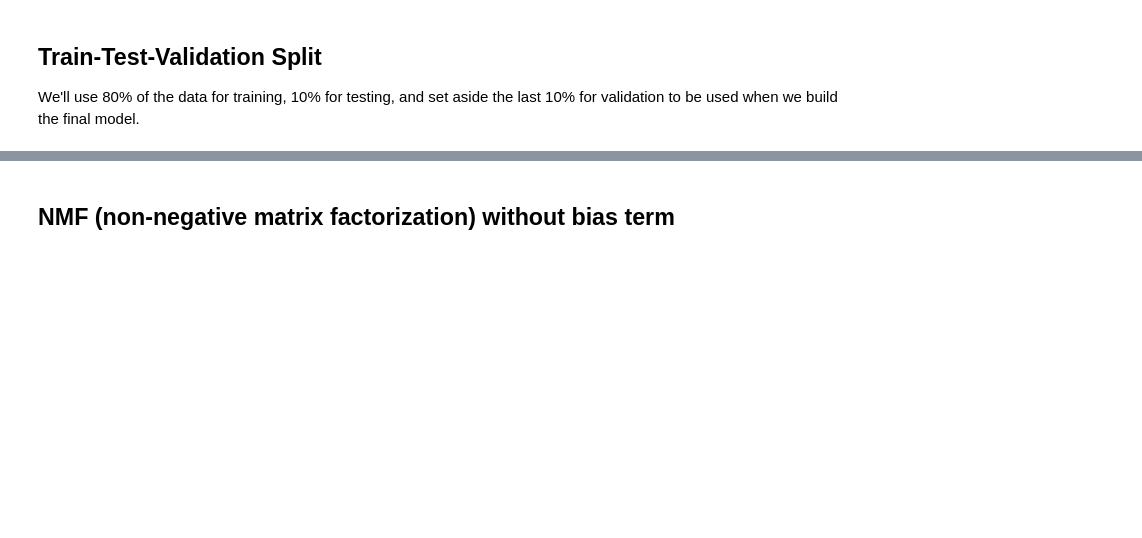
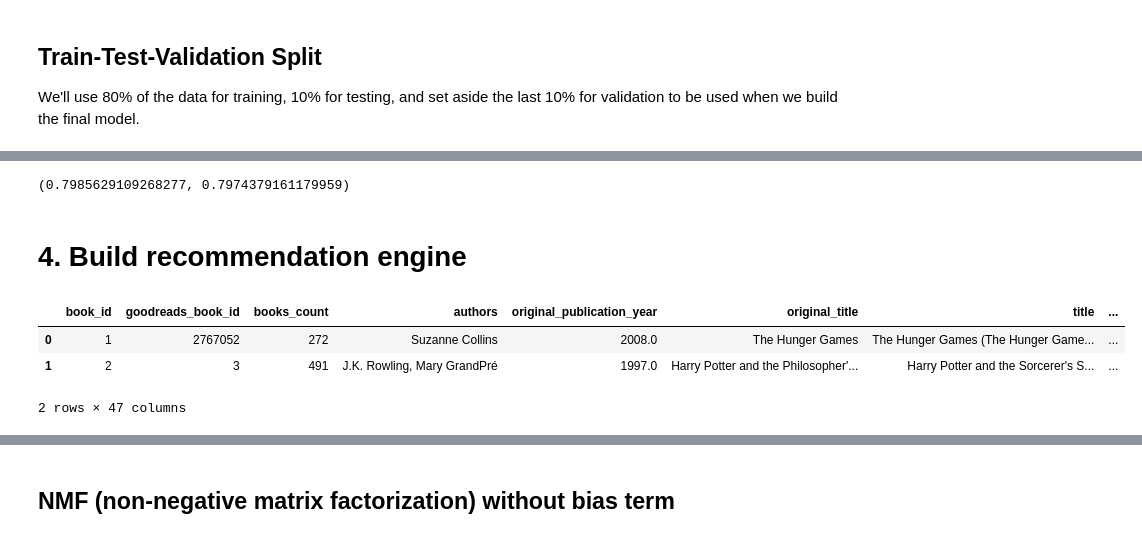
Before and after one commit to lwdee/Springboard, a Jupyter notebook: Book_Recommendations/Book_Recommender_Collaborative.ipynb, the cells around one changed output, grey strips where cells are left out. Cells and saved outputs as stored; diff of their text form; code cells hidden in the pictures; blank space fills up the shorter version.

Commit message:
Updated Collaborative filtering, adding Simple genre recs

```diff
--- a/Book_Recommendations/Book_Recommender_Collaborative.ipynb
+++ b/Book_Recommendations/Book_Recommender_Collaborative.ipynb
@@ -17,5 +64,5 @@ from surprise import accuracy
 # %% [markdown]
 ## Read in data
 # %%
-df_books = pd.read_pickle('datasets/clean/books_clean.pkl')
+df_books_metadata = pd.read_pickle('datasets/clean/books_with_genres.pkl')
 df_ratings = pd.read_csv( 'datasets/raw/ratings_raw.csv' )
@@ -114,0 +682,36 @@ Wall time: 4min 36s
+# %%
+# Question: when a user has rated only a small number of items (less than 20), which algorithm
+# gives the best predictions on average?
+
+def get_Iu(uid):
+    """Return the number of items rated by given user
+
+    Args:
+        uid: The raw id of the user.
+    Returns:
+        The number of items rated by the user.
+    """
+
+    try:
+        return len(training.ur[training.to_inner_uid(uid)])
+    except ValueError:  # user was not part of the trainset
+        return 0
+
+df_base['Iu'] = df_base.uid.apply(get_Iu)
+df_svd['Iu'] = df_svd.uid.apply(get_Iu)
+
+df_base[df_base.Iu < 20].err.mean(), df_svd[df_svd.Iu < 20].err.mean()
+
+# SVD has slightly better predictions when a user hasn't rated many books yet.
+# %% [output]
+(0.7985629109268277, 0.7974379161179959)
+# %% [markdown]
+# 4. Build recommendation engine
+# %%
+# View metadata for books.
+df_books_metadata.head(2)
+# %% [output]
+|  | book_id | goodreads_book_id | books_count | authors | original_publication_year | original_title | title | ... |
+| 0 | 1 | 2767052 | 272 | Suzanne Collins | 2008.0 | The Hunger Games | The Hunger Games (The Hunger Game... | ... |
+| 1 | 2 | 3 | 491 | J.K. Rowling, Mary GrandPré | 1997.0 | Harry Potter and the Philosopher'... | Harry Potter and the Sorcerer's S... | ... |
+2 rows × 47 columns
```
Also changed, not shown: parts of 64 cells of this notebook, 2 other files.
